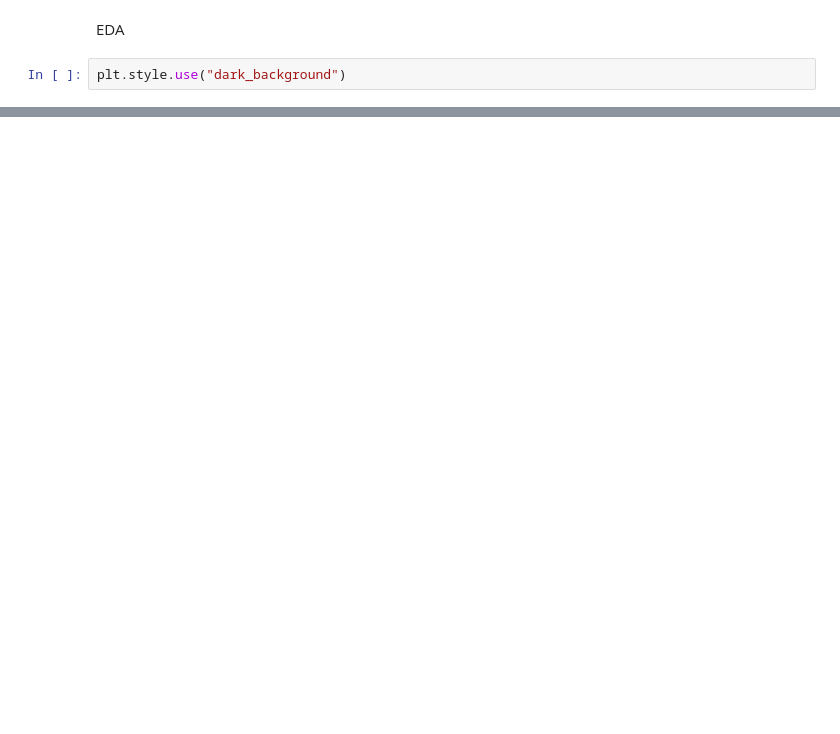
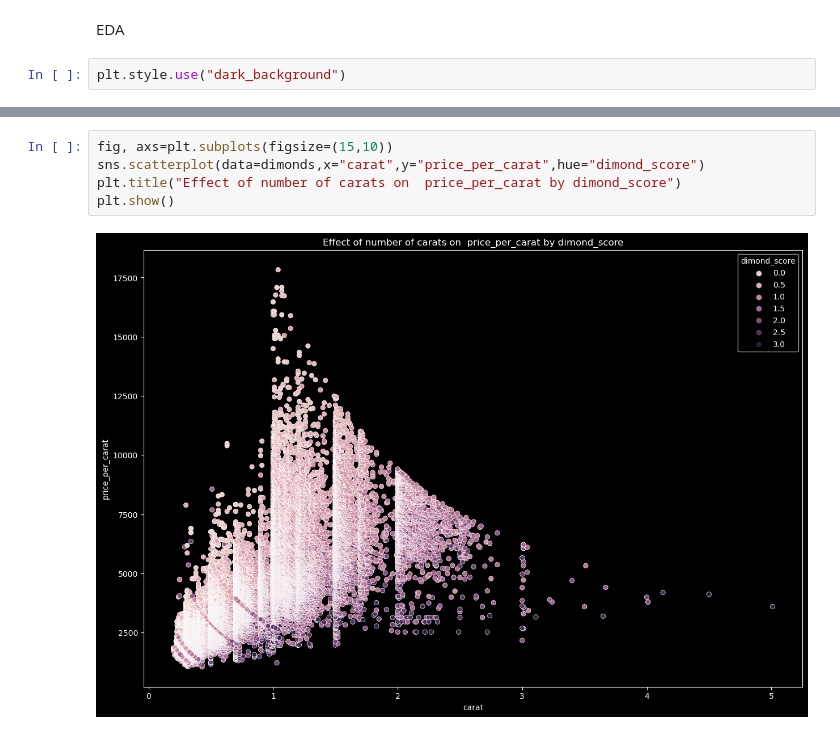
Before and after one commit to YanaOrf/Diamonds_analysis, a Jupyter notebook: Dimonds.ipynb, the cells around one changed output, grey strips where cells are left out. Drawn from its saved outputs; the diff is of its cells as text; blank space fills up the shorter version.

```diff
--- a/Dimonds.ipynb
+++ b/Dimonds.ipynb
@@ -263,0 +408,7 @@ plt.show()
+# %%
+fig, axs=plt.subplots(figsize=(15,10))
+sns.scatterplot(data=dimonds,x="carat",y="price_per_carat",hue="dimond_score")
+plt.title("Effect of number of carats on  price_per_carat by dimond_score")
+plt.show()
+# %% [output]
+[figure, added]
```
Also changed, not shown: parts of 20 cells of this notebook, 1 other file.
